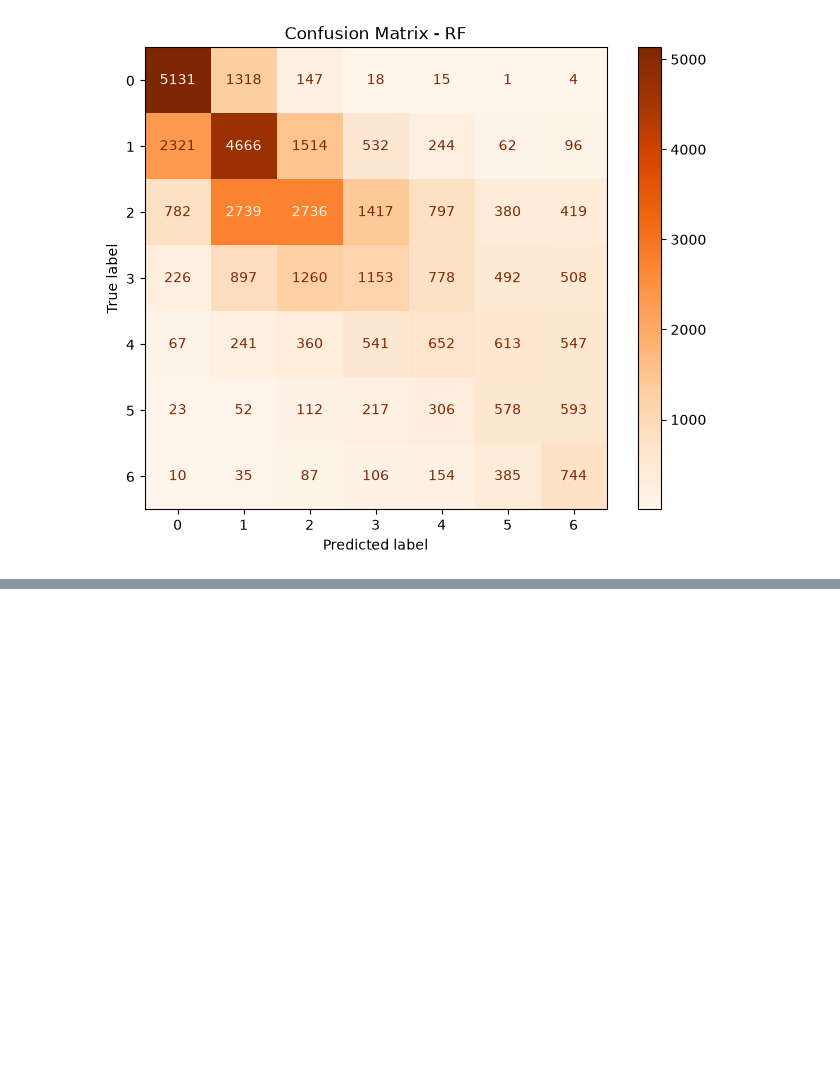
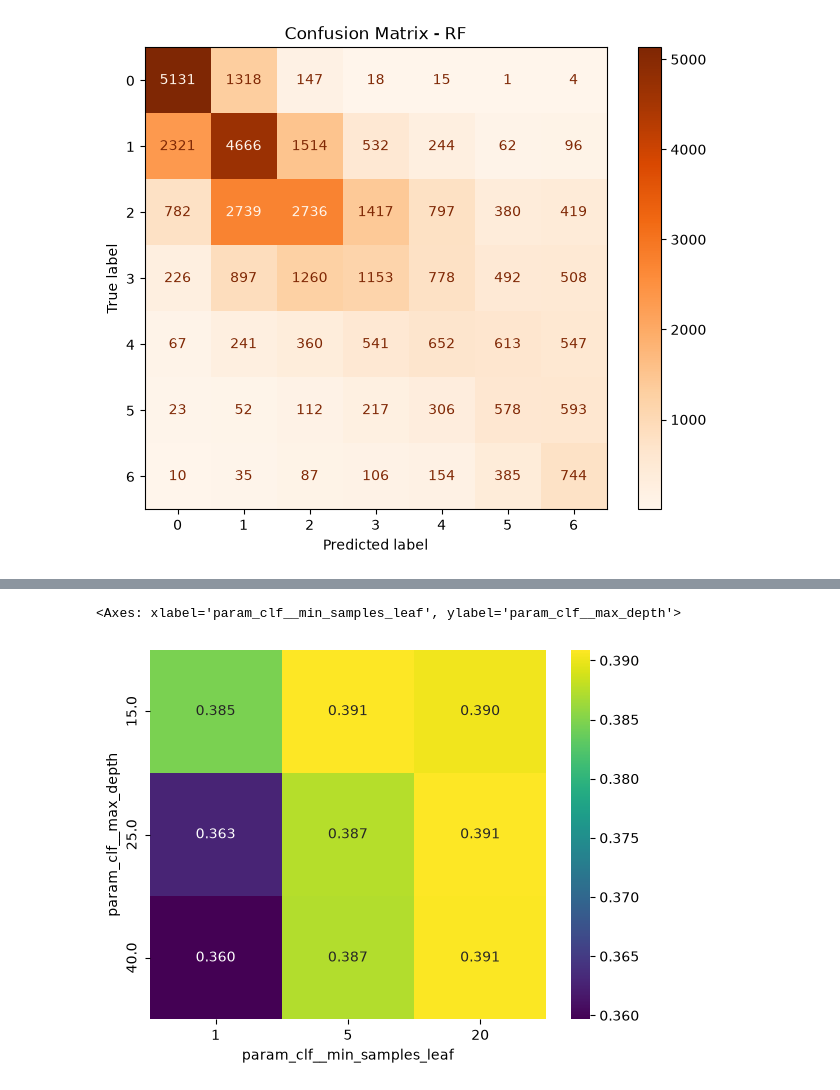
Before and after one commit to gabb-OS/loan-risk-rating-prediction, a Jupyter notebook: src/pipeline_rf.ipynb, the cells around one changed output, grey strips where cells are left out. Cells and saved outputs as stored; diff of their text form; code cells hidden in the pictures; blank space fills up the shorter version.

```diff
--- a/src/pipeline_rf.ipynb
+++ b/src/pipeline_rf.ipynb
@@ -278,0 +288,11 @@ Balanced Accuracy Score: 0.3989
+# %%
+pivot = cv_results_df.pivot_table(
+    values='mean_test_score',
+    index='param_clf__max_depth',
+    columns='param_clf__min_samples_leaf',
+    aggfunc='mean'
+)
+sns.heatmap(pivot, annot=True, fmt='.3f', cmap='viridis')
+# %% [output]
+<Axes: xlabel='param_clf__min_samples_leaf', ylabel='param_clf__max_depth'>
+[figure, added]
```
Also changed, not shown: parts of 2 cells of this notebook.
